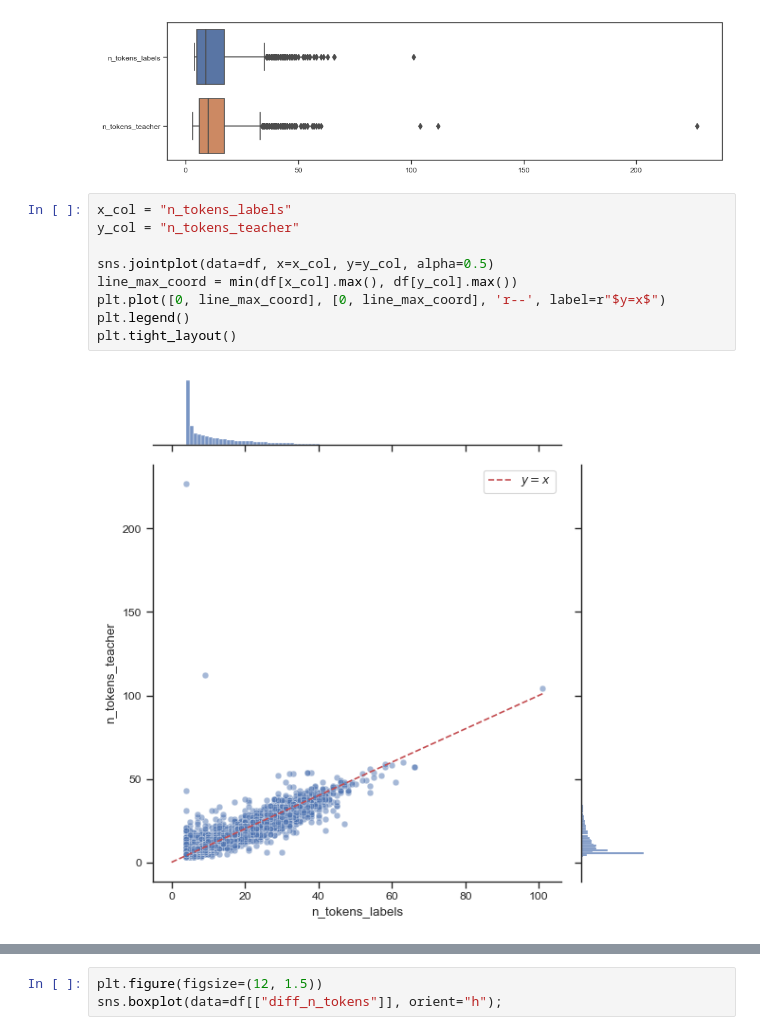
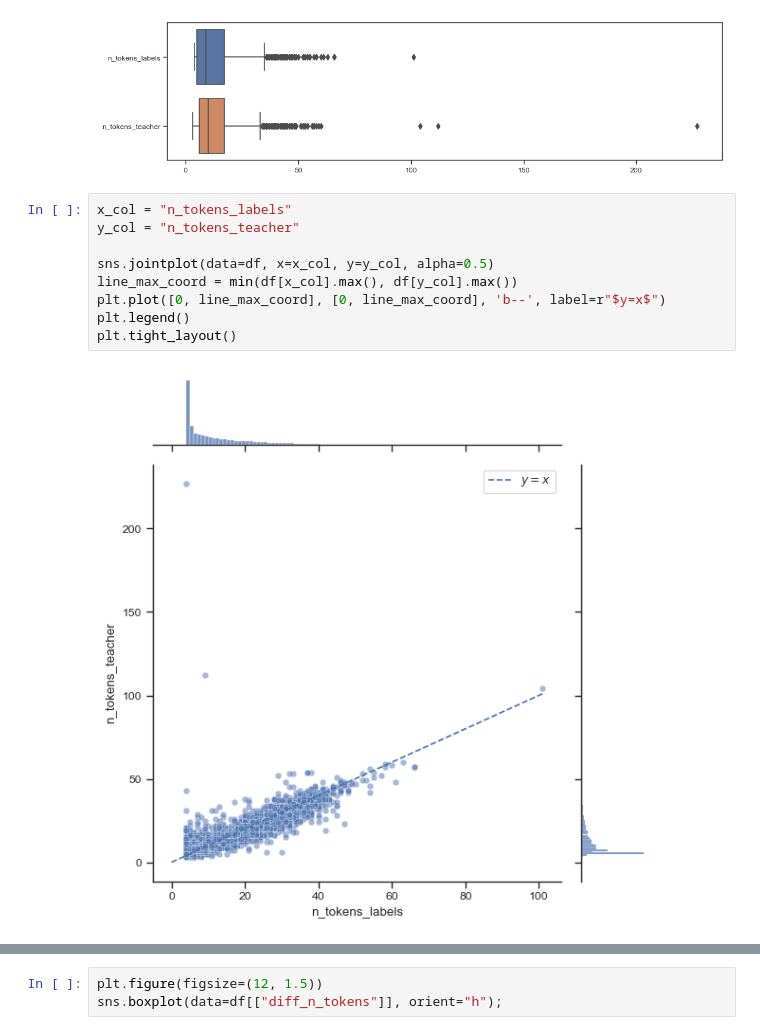
Before and after one commit to tonywu71/distilling-and-forgetting-in-large-pre-trained-models, a Jupyter notebook: notebooks/analyze_whisper_hallucinations.ipynb, the cells around one changed output, grey strips where cells are left out. Drawn from its saved outputs; the diff is of its cells as text.

Commit message:
Add plots to notebook

```diff
--- a/notebooks/analyze_whisper_hallucinations.ipynb
+++ b/notebooks/analyze_whisper_hallucinations.ipynb
@@ -93,11 +93,11 @@ sns.boxplot(data=df[["n_tokens_labels", "n_tokens_teacher"]], orient="h");
 # %%
 x_col = "n_tokens_labels"
 y_col = "n_tokens_teacher"
 
 sns.jointplot(data=df, x=x_col, y=y_col, alpha=0.5)
 line_max_coord = min(df[x_col].max(), df[y_col].max())
-plt.plot([0, line_max_coord], [0, line_max_coord], 'r--', label=r"$y=x$")
+plt.plot([0, line_max_coord], [0, line_max_coord], 'b--', label=r"$y=x$")
 plt.legend()
 plt.tight_layout()
 # %% [output]
-[figure, old version]
+[figure, new version]
```
Also changed, not shown: parts of 12 cells of this notebook.
